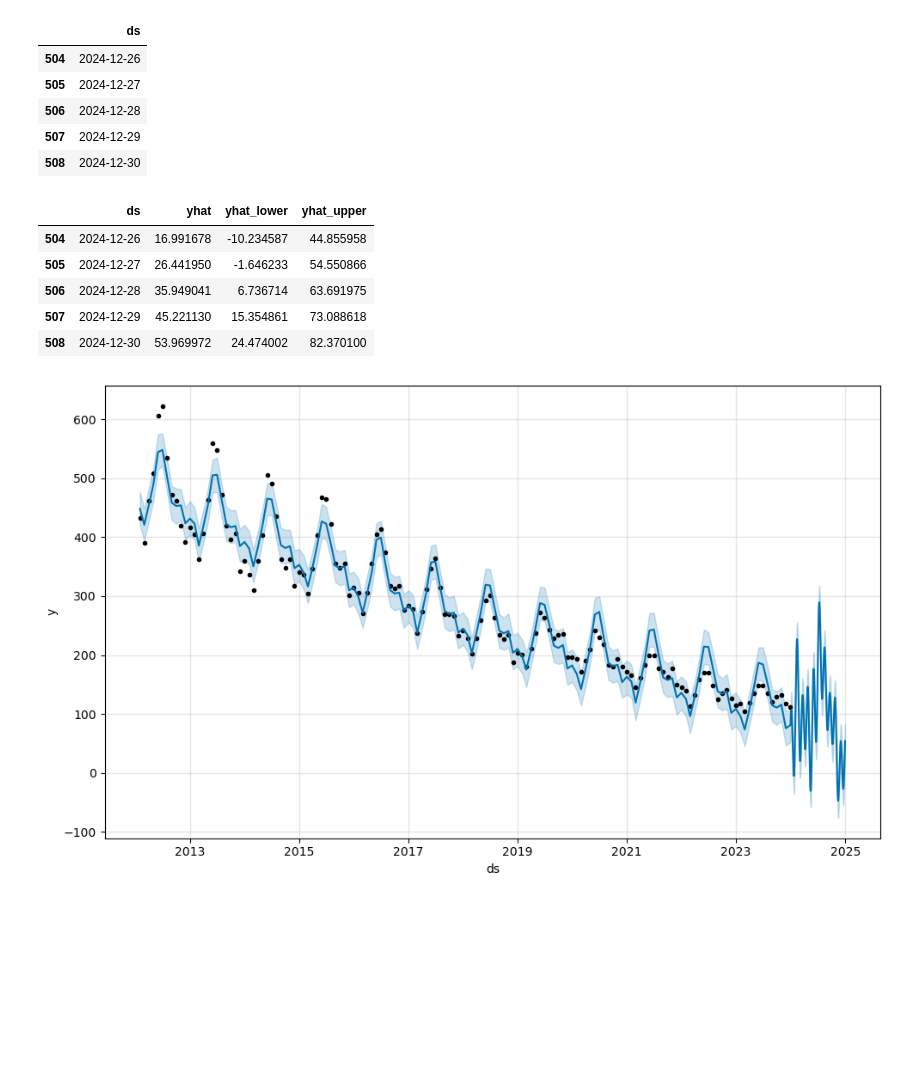
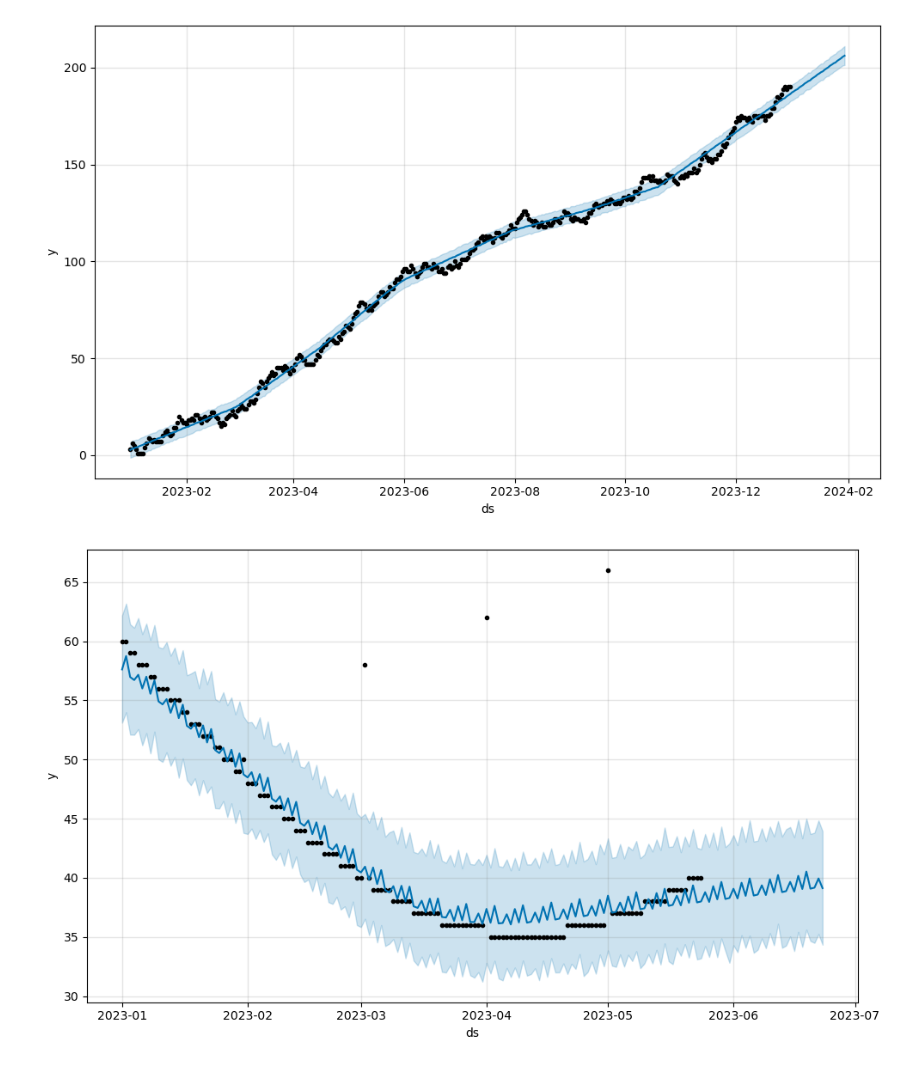
Before and after one commit to andrea-grandi/iot_project, a Jupyter notebook: predictions/prediction.ipynb, the cells around one changed output. Saved outputs shown, nothing was run; the diff lists cells and outputs as text; code cells hidden in the pictures; blank space fills up the shorter version.

```diff
--- a/predictions/prediction.ipynb
+++ b/predictions/prediction.ipynb
@@ -14,4 +10,25 @@ df.head()
+# %%
+df_sacca = df_sacca[['Data', 'Warning']].copy()
+df_santanna = df_santanna[['Data', 'Warning']].copy()
+df_crocetta = df_crocetta[['Data', 'Warning']].copy()
+df_centro = df_centro[['Data', 'Warning']].copy()
+df_madonnina = df_madonnina[['Data', 'Warning']].copy()
+
+df_sacca.columns = ['ds', 'y']
+df_santanna.columns = ['ds', 'y']
+df_crocetta.columns = ['ds', 'y']
+df_centro.columns = ['ds', 'y']
+df_madonnina.columns = ['ds', 'y']
 # %%
-m = Prophet()
-m.fit(df)
+m_sacca = Prophet()
+m_santanna = Prophet()
+m_madonnina = Prophet()
+m_crocetta = Prophet()
+m_centro = Prophet()
+
+m_sacca.fit(df_sacca)
+m_santanna.fit(df_santanna)
+m_crocetta.fit(df_crocetta)
+m_centro.fit(df_centro)
+m_madonnina.fit(df_madonnina)
 # %% [output]
@@ -20,25 +45,22 @@ m.fit(df)
 <prophet.forecaster.Prophet at 0x...>
 # %%
-future = m.make_future_dataframe(periods=365)
-future.tail()
+future_sacca = m_sacca.make_future_dataframe(periods=30)
+future_santanna = m_santanna.make_future_dataframe(periods=30)
+future_madonnina = m_madonnina.make_future_dataframe(periods=30)
+future_centro = m_centro.make_future_dataframe(periods=30)
+future_crocetta = m_crocetta.make_future_dataframe(periods=30)
-# %% [output]
-|  | ds |
-| 504 | 2024-12-26 |
-| 505 | 2024-12-27 |
-| 506 | 2024-12-28 |
-| 507 | 2024-12-29 |
-| 508 | 2024-12-30 |
 # %%
-forecast = m.predict(future)
-forecast[['ds', 'yhat', 'yhat_lower', 'yhat_upper']].tail()
+forecast_sacca = m_sacca.predict(future_sacca)
+forecast_santanna = m_santanna.predict(future_santanna)
+forecast_madonnina = m_madonnina.predict(future_madonnina)
+forecast_crocetta = m_crocetta.predict(future_crocetta)
+forecast_centro = m_centro.predict(future_centro)
-# %% [output]
-|  | ds | yhat | yhat_lower | yhat_upper |
-| 504 | 2024-12-26 | 16.991678 | -10.234587 | 44.855958 |
-| 505 | 2024-12-27 | 26.441950 | -1.646233 | 54.550866 |
-| 506 | 2024-12-28 | 35.949041 | 6.736714 | 63.691975 |
-| 507 | 2024-12-29 | 45.221130 | 15.354861 | 73.088618 |
-| 508 | 2024-12-30 | 53.969972 | 24.474002 | 82.370100 |
 # %%
-fig1 = m.plot(forecast)
+fig_sacca = m_sacca.plot(forecast_sacca)
+#fig_santanna = m_santanna.plot(forecast_santanna)
+#fig_crocetta = m_crocetta.plot(forecast_crocetta)
+fig_centro = m_centro.plot(forecast_centro)
+fig_madonnina = m_madonnina.plot(forecast_madonnina)
 # %% [output]
-[figure, old version]
+[figure, new version]
+[figure, added]
```
Also changed, not shown: parts of 6 cells of this notebook, 1 other file.
